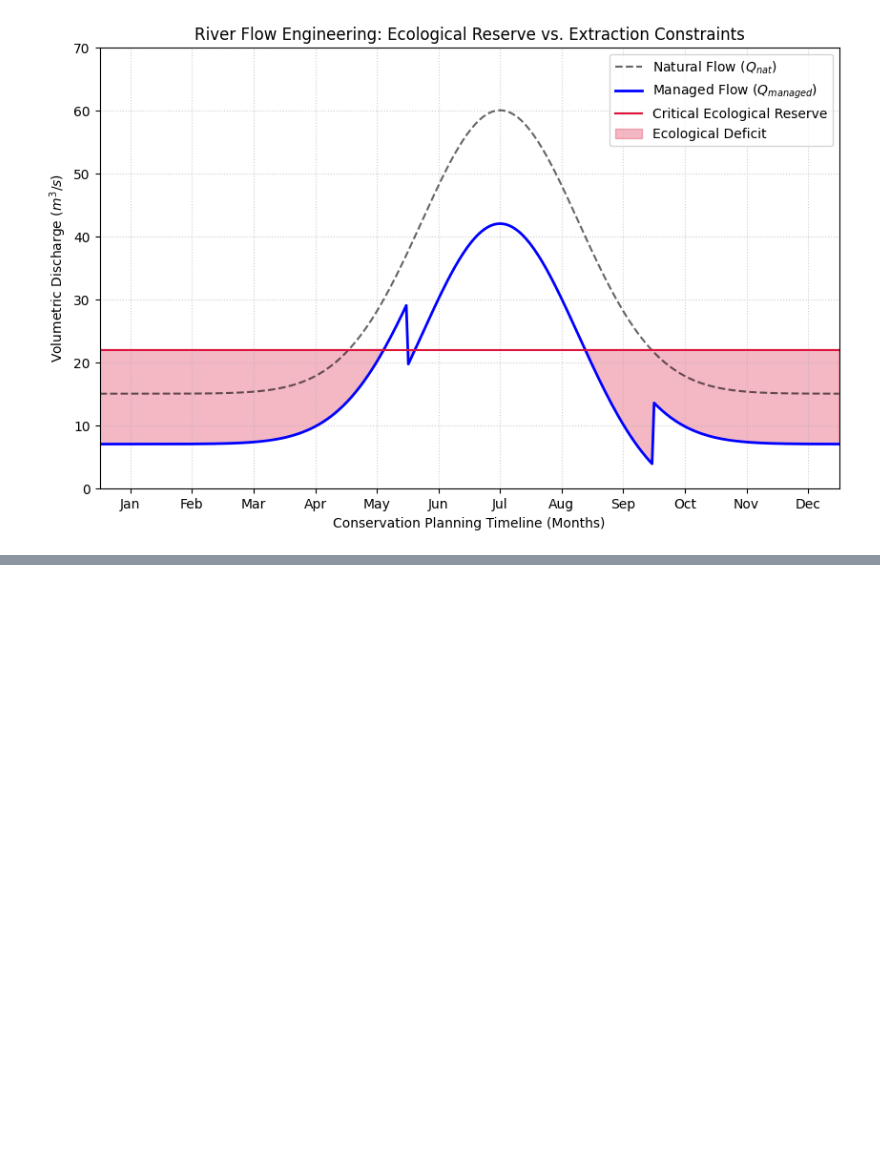
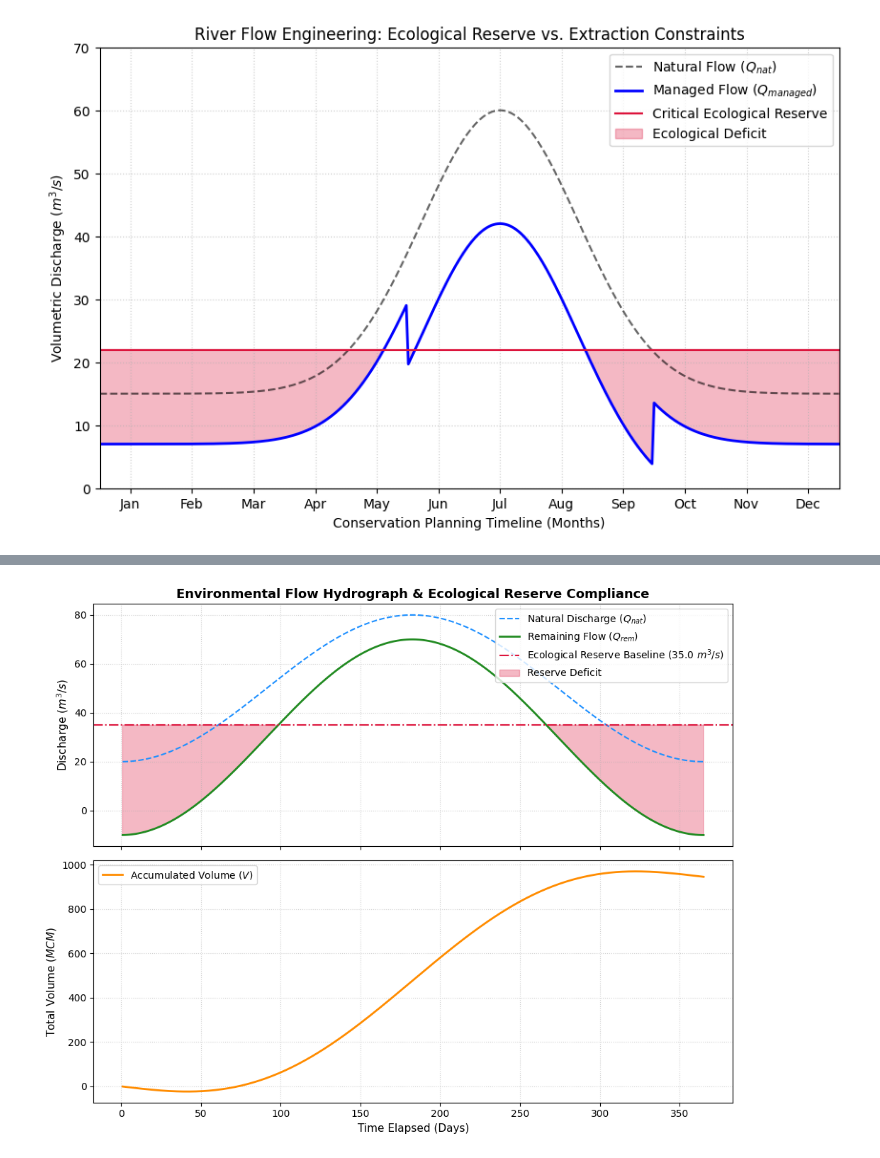
Before and after one commit to rmadatt/ADLAB, a Jupyter notebook: River_Flow_Engineering.ipynb, the cells around one changed output, grey strips where cells are left out. Saved outputs shown, nothing was run; the diff lists cells and outputs as text; code cells hidden in the pictures; blank space fills up the shorter version.

```diff
--- a/River_Flow_Engineering.ipynb
+++ b/River_Flow_Engineering.ipynb
@@ -49,0 +113,57 @@ plt.show()
+# %%
+import matplotlib.pyplot as plt
+import numpy as np
+
+# 1. Setup Time Domain (1 year in days converted to seconds, or daily steps)
+days = np.arange(1, 365 + 1)
+t_seconds = days * 86400  # seconds per day
+
+# 2. Define Hydrological Parameters
+base_flow = 50.0  # Base discharge (m³/s)
+amplitude = 30.0  # Seasonal variation amplitude (m³/s)
+# Natural seasonal flow (sine wave peaked in winter/spring)
+q_nat = base_flow + amplitude * np.sin(2 * np.pi * days / 365 - np.pi / 2)
+
+# Human extraction rate (e.g., higher during dry summer months)
+q_ext = 20.0 + 10.0 * np.cos(2 * np.pi * days / 365)
+
+# Remaining discharge after extraction
+q_rem = q_nat - q_ext
+
+# Mandatory Ecological Reserve baseline (m³/s)
+q_reserve = 35.0
+
+# 3. Calculate Accumulated Volume using Calculus (Integral of Q over time)
+# Using cumulative trapezoidal rule: V(t) = integral of Q(t) dt
+# Converted from m³/s to Million Cubic Metres (MCM) for readability
+dt = 86400  # time step in seconds (1 day)
+v_accumulated = np.cumsum(q_rem * dt) / 1e6  # in Million m³
+
+# 4. Visualization with Matplotlib
+fig, (ax1, ax2) = plt.subplots(2, 1, figsize=(10, 8), sharex=True)
+
+# --- Panel 1: Discharge Hydrograph & Ecological Reserve ---
+ax1.plot(days, q_nat, label="Natural Discharge ($Q_{nat}$)", color="dodgerblue", linestyle="--")
+ax1.plot(days, q_rem, label="Remaining Flow ($Q_{rem}$)", color="forestgreen", linewidth=2)
+ax1.axhline(y=q_reserve, color="crimson", linestyle="-.", label=f"Ecological Reserve Baseline ({q_reserve} $m^3/s$)")
+
+# Highlight areas where remaining flow drops below the reserve
+ax1.fill_between(days, q_rem, q_reserve, where=(q_rem < q_reserve),
+                 color="crimson", alpha=0.3, interpolate=True, label="Reserve Deficit")
+
+ax1.set_ylabel("Discharge ($m^3/s$)", fontsize=11)
+ax1.set_title("Environmental Flow Hydrograph & Ecological Reserve Compliance", fontsize=13, fontweight="bold")
+ax1.legend(loc="upper right", frameon=True)
+ax1.grid(True, linestyle=":", alpha=0.6)
+
+# --- Panel 2: Accumulated Volume Curve ---
+ax2.plot(days, v_accumulated, color="darkorange", linewidth=2, label="Accumulated Volume ($V$)")
+ax2.set_ylabel("Total Volume ($MCM$)", fontsize=11)
+ax2.set_xlabel("Time Elapsed (Days)", fontsize=11)
+ax2.legend(loc="upper left", frameon=True)
+ax2.grid(True, linestyle=":", alpha=0.6)
+
+plt.tight_layout()
+plt.show()
+# %% [output]
+[figure, added]
```
Also changed, not shown: parts of 1 cell of this notebook.
